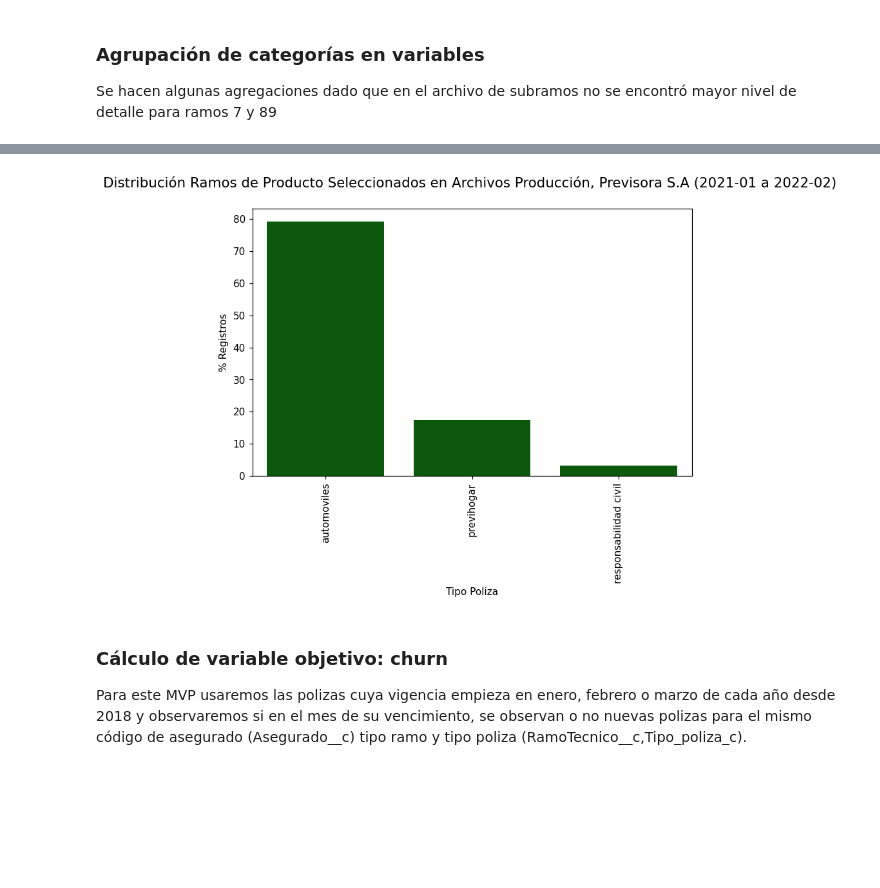
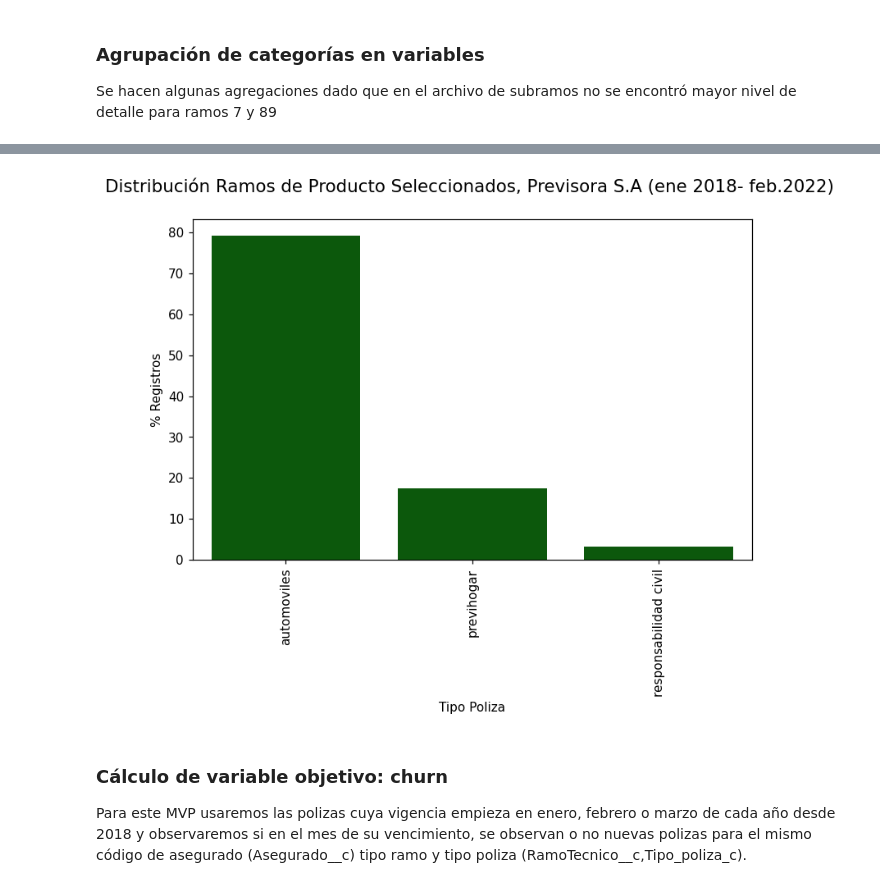
Before and after one commit to statscol/churn-pv-mvp, a Jupyter notebook: 01-Lectura-informacion-limpieza.ipynb, the cells around one changed output, grey strips where cells are left out. Saved outputs shown, nothing was run; the diff lists cells and outputs as text; code cells hidden in the pictures; blank space fills up the shorter version.

```diff
--- a/01-Lectura-informacion-limpieza.ipynb
+++ b/01-Lectura-informacion-limpieza.ipynb
@@ -169,14 +169,14 @@ plt.xticks(rotation=90);
 # %%
 data_tipo_ramo=data_prod.tipo_ramo_name.value_counts(normalize=True).head(10).reset_index()
 
 f,ax=plt.subplots(figsize=(8,5),dpi=110)
 sns.barplot(x=data_tipo_ramo['index'],y=data_tipo_ramo['tipo_ramo_name']*100,data=data_tipo_ramo,ax=ax,color="darkgreen");
-ax.set_title("Distribución Ramos de Producto Seleccionados en Archivos Producción, Previsora S.A (2021-01 a 2022-02) \n",size=14)
+ax.set_title("Distribución Ramos de Producto Seleccionados, Previsora S.A (ene 2018- feb.2022) \n",size=14)
 ax.set_xlabel("Tipo Poliza")
 ax.set_ylabel("% Registros")
 plt.xticks(rotation=90);
 # %% [output]
-[figure, old version]
+[figure, new version]
 # %%
 ## eliminar columnas innecesarias generadas en los merge
 data_prod.drop(columns=['cod_ramo','cod_subramo'],inplace=True)
```
Also changed, not shown: parts of 3 cells of this notebook, 4 other files.
